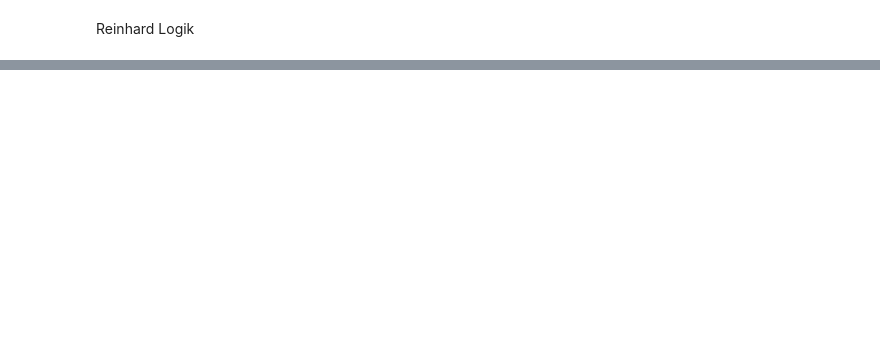
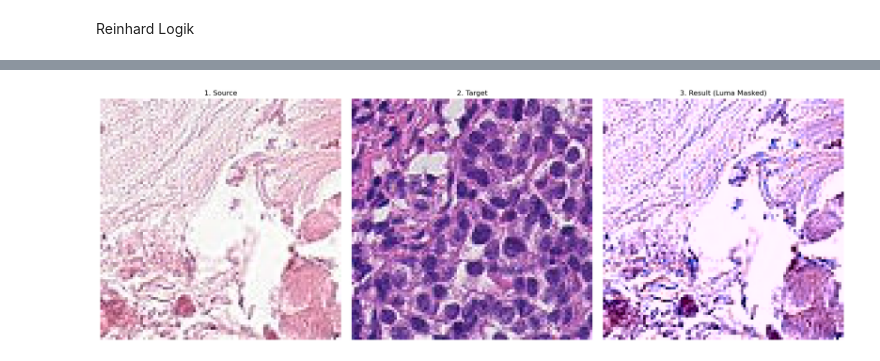
Before and after one commit to Steph-The-Dev/stain-normalization-project, a Jupyter notebook: notebooks/01_reinhard_exploration.ipynb, the cells around one changed output, grey strips where cells are left out. Cells and saved outputs as stored; diff of their text form; code cells hidden in the pictures; blank space fills up the shorter version.

Commit message:
added Luma mask

```diff
--- a/notebooks/01_reinhard_exploration.ipynb
+++ b/notebooks/01_reinhard_exploration.ipynb
@@ -80,0 +249,83 @@ else:
+# %%
+import cv2
+import numpy as np
+import matplotlib.pyplot as plt
+import os
+
+# --- 1. HILFSFUNKTIONEN ---
+def bgr_to_rgb(img):
+    """Konvertiert BGR (OpenCV) zu RGB (Matplotlib) für korrekte Farben im Plot."""
+    return cv2.cvtColor(img, cv2.COLOR_BGR2RGB)
+
+def get_tissue_mask_manual(image, threshold_value=255):
+    """Erstellt eine Maske basierend auf der Helligkeit (Luma-Key)."""
+    gray = cv2.cvtColor(image, cv2.COLOR_BGR2GRAY)
+    # THRESH_BINARY_INV: Alles was dunkler als 'threshold_value' ist, wird Weiß (Gewebe)
+    _, mask = cv2.threshold(gray, threshold_value, 255, cv2.THRESH_BINARY_INV)
+    return mask
+
+def get_mean_std_masked(image, mask=None):
+    """Berechnet Mittelwert und Standardabweichung nur für das maskierte Gewebe."""
+    mean, std = cv2.meanStdDev(image, mask=mask)
+    return mean.flatten(), std.flatten()
+
+# --- 2. DIE HAUPTFUNKTION ---
+def normalize_stain_reinhard_custom(src_img, target_img, src_thresh=210, target_thresh=210):
+    """Reinhard-Normalisierung mit manuell einstellbaren Luma-Masken."""
+    src_lab = cv2.cvtColor(src_img, cv2.COLOR_BGR2LAB).astype(np.float32)
+    target_lab = cv2.cvtColor(target_img, cv2.COLOR_BGR2LAB).astype(np.float32)
+
+    # Masken generieren
+    src_mask = get_tissue_mask_manual(src_img, threshold_value=src_thresh)
+    target_mask = get_tissue_mask_manual(target_img, threshold_value=target_thresh)
+
+    # Statistiken anhand der Masken berechnen
+    src_mean, src_std = get_mean_std_masked(src_lab, mask=src_mask)
+    target_mean, target_std = get_mean_std_masked(target_lab, mask=target_mask)
+
+    src_std[src_std == 0] = 1e-5 # Zero-Division-Schutz
+
+    # Reinhard-Formel auf alle Kanäle anwenden
+    l, a, b = cv2.split(src_lab)
+    l_norm = (l - src_mean[0]) * (target_std[0] / src_std[0]) + target_mean[0]
+    a_norm = (a - src_mean[1]) * (target_std[1] / src_std[1]) + target_mean[1]
+    b_norm = (b - src_mean[2]) * (target_std[2] / src_std[2]) + target_mean[2]
+
+    # Zusammenfügen und zurückwandeln
+    result_lab = cv2.merge((l_norm, a_norm, b_norm))
+    result_lab = np.clip(result_lab, 0, 255).astype(np.uint8)
+
+    return cv2.cvtColor(result_lab, cv2.COLOR_LAB2BGR)
+
+# --- 3. AUSFÜHRUNG & VISUALISIERUNG ---
+# Pfade (Bitte prüfen, ob sie für dein Setup stimmen)
+src_path = '../data/raw/source.tif'
+target_path = '../data/raw/target.tif'
+
+if os.path.exists(src_path) and os.path.exists(target_path):
+    src_img = cv2.imread(src_path)
+    target_img = cv2.imread(target_path)
+
+    # Hier kannst du die Thresholds anpassen!
+    result_img = normalize_stain_reinhard_custom(src_img, target_img, src_thresh=190, target_thresh=210)
+
+    # Plotten
+    fig, axes = plt.subplots(1, 3, figsize=(18, 6))
+    axes[0].imshow(bgr_to_rgb(src_img))
+    axes[0].set_title('1. Source')
+    axes[0].axis('off')
+
+    axes[1].imshow(bgr_to_rgb(target_img))
+    axes[1].set_title('2. Target')
+    axes[1].axis('off')
+
+    axes[2].imshow(bgr_to_rgb(result_img))
+    axes[2].set_title('3. Result (Luma Masked)')
+    axes[2].axis('off')
+
+    plt.tight_layout()
+    plt.show()
+else:
+    print("Bilder nicht gefunden!")
+# %% [output]
+[figure, added]
```
Also changed, not shown: parts of 5 cells of this notebook.
